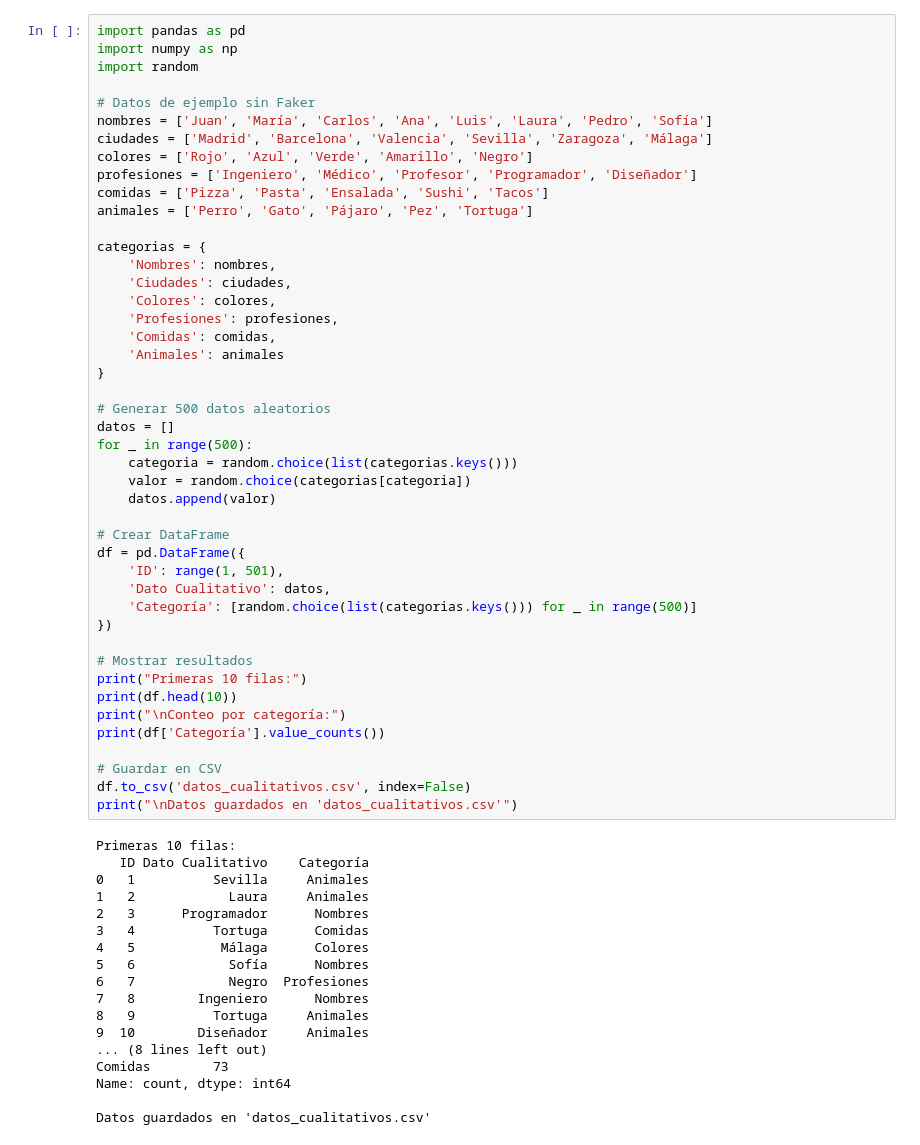
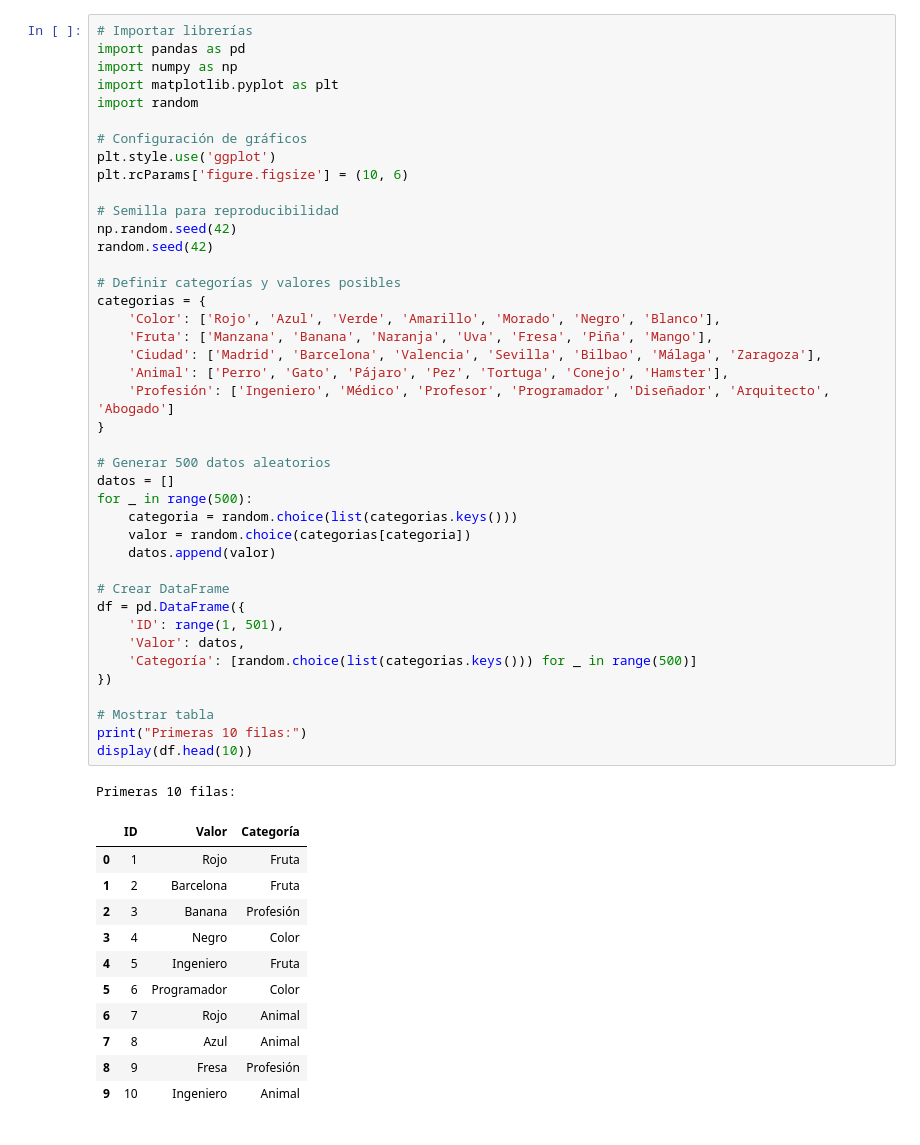
Before and after one commit to FerGonzaga/Act2_TabFrec, a Jupyter notebook: Edwin_Tabla_Cualitativa.ipynb, the cells around one changed output. Saved outputs shown, nothing was run; the diff lists cells and outputs as text.

Commit message:
Se modifico el tipo de tabla cualitativa y se agregaron los tipos de graficas

```diff
--- a/Edwin_Tabla_Cualitativa.ipynb
+++ b/Edwin_Tabla_Cualitativa.ipynb
@@ -1,63 +1,54 @@
 # %%
+# Importar librerías
 import pandas as pd
 import numpy as np
+import matplotlib.pyplot as plt
 import random
 
-# Datos de ejemplo sin Faker
-nombres = ['Juan', 'María', 'Carlos', 'Ana', 'Luis', 'Laura', 'Pedro', 'Sofía']
-ciudades = ['Madrid', 'Barcelona', 'Valencia', 'Sevilla', 'Zaragoza', 'Málaga']
-colores = ['Rojo', 'Azul', 'Verde', 'Amarillo', 'Negro']
-profesiones = ['Ingeniero', 'Médico', 'Profesor', 'Programador', 'Diseñador']
-comidas = ['Pizza', 'Pasta', 'Ensalada', 'Sushi', 'Tacos']
-animales = ['Perro', 'Gato', 'Pájaro', 'Pez', 'Tortuga']
+# Configuración de gráficos
+plt.style.use('ggplot')
+plt.rcParams['figure.figsize'] = (10, 6)
 
+# Semilla para reproducibilidad
+np.random.seed(42)
+random.seed(42)
+
+# Definir categorías y valores posibles
 categorias = {
-    'Nombres': nombres,
-    'Ciudades': ciudades,
-    'Colores': colores,
-    'Profesiones': profesiones,
-    'Comidas': comidas,
-    'Animales': animales
+    'Color': ['Rojo', 'Azul', 'Verde', 'Amarillo', 'Morado', 'Negro', 'Blanco'],
+    'Fruta': ['Manzana', 'Banana', 'Naranja', 'Uva', 'Fresa', 'Piña', 'Mango'],
+    'Ciudad': ['Madrid', 'Barcelona', 'Valencia', 'Sevilla', 'Bilbao', 'Málaga', 'Zaragoza'],
+    'Animal': ['Perro', 'Gato', 'Pájaro', 'Pez', 'Tortuga', 'Conejo', 'Hamster'],
+    'Profesión': ['Ingeniero', 'Médico', 'Profesor', 'Programador', 'Diseñador', 'Arquitecto', 'Abogado']
 }
 
 # Generar 500 datos aleatorios
 datos = []
 for _ in range(500):
     categoria = random.choice(list(categorias.keys()))
     valor = random.choice(categorias[categoria])
     datos.append(valor)
 
 # Crear DataFrame
 df = pd.DataFrame({
     'ID': range(1, 501),
-    'Dato Cualitativo': datos,
+    'Valor': datos,
     'Categoría': [random.choice(list(categorias.keys())) for _ in range(500)]
 })
 
-# Mostrar resultados
+# Mostrar tabla
 print("Primeras 10 filas:")
-print(df.head(10))
-print("\nConteo por categoría:")
-print(df['Categoría'].value_counts())
-
-# Guardar en CSV
-df.to_csv('datos_cualitativos.csv', index=False)
-print("\nDatos guardados en 'datos_cualitativos.csv'")
+display(df.head(10))
 # %% [output]
 Primeras 10 filas:
-   ID Dato Cualitativo    Categoría
-0   1          Sevilla     Animales
-1   2            Laura     Animales
-2   3      Programador      Nombres
-3   4          Tortuga      Comidas
-4   5           Málaga      Colores
-5   6            Sofía      Nombres
-6   7            Negro  Profesiones
-7   8        Ingeniero      Nombres
-8   9          Tortuga     Animales
-9  10        Diseñador     Animales
-... (8 lines left out)
-Comidas        73
-Name: count, dtype: int64
-
-Datos guardados en 'datos_cualitativos.csv'
+|  | ID | Valor | Categoría |
+| 0 | 1 | Rojo | Fruta |
+| 1 | 2 | Barcelona | Fruta |
+| 2 | 3 | Banana | Profesión |
+| 3 | 4 | Negro | Color |
+| 4 | 5 | Ingeniero | Fruta |
+| 5 | 6 | Programador | Color |
+| 6 | 7 | Rojo | Animal |
+| 7 | 8 | Azul | Animal |
+| 8 | 9 | Fresa | Profesión |
+| 9 | 10 | Ingeniero | Animal |
```
Also changed, not shown: parts of 7 cells of this notebook, 1 other file.
